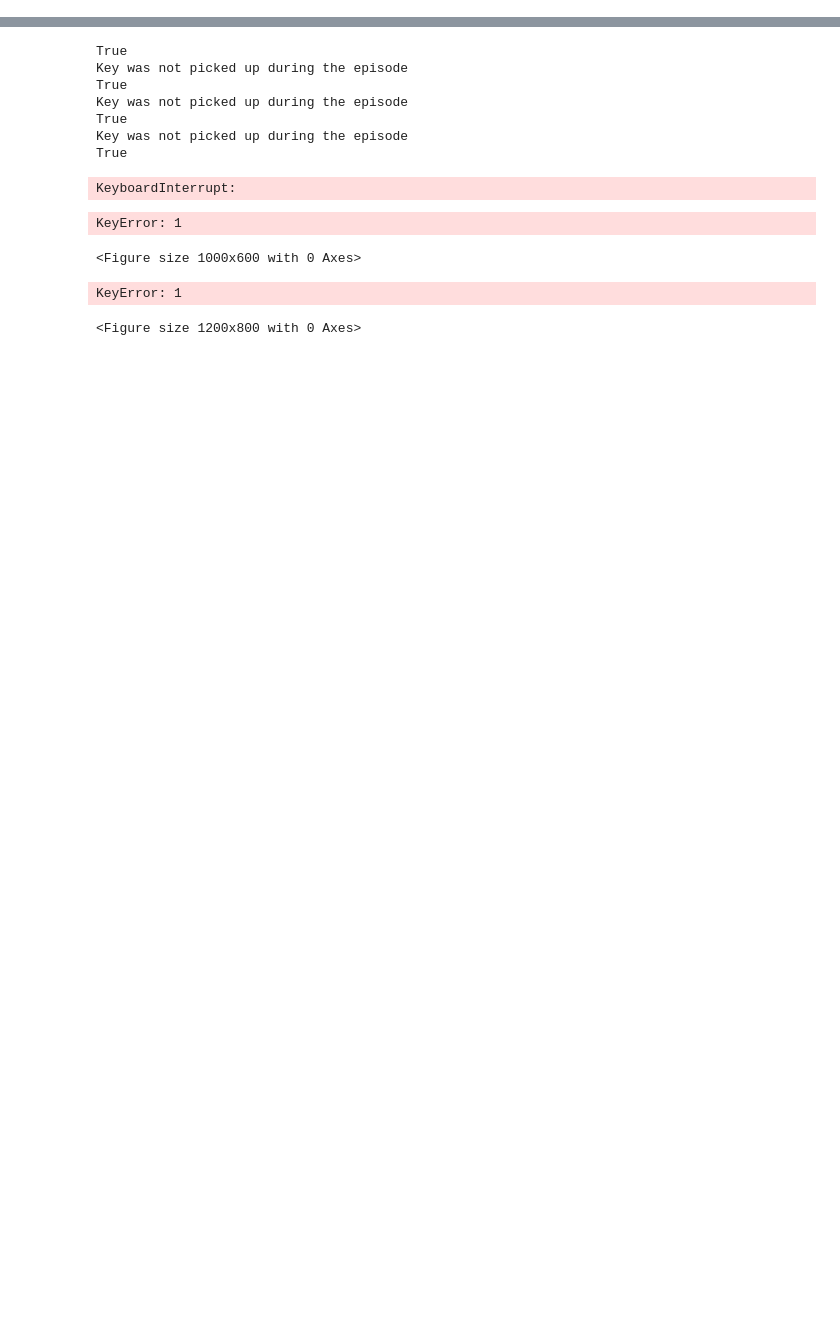
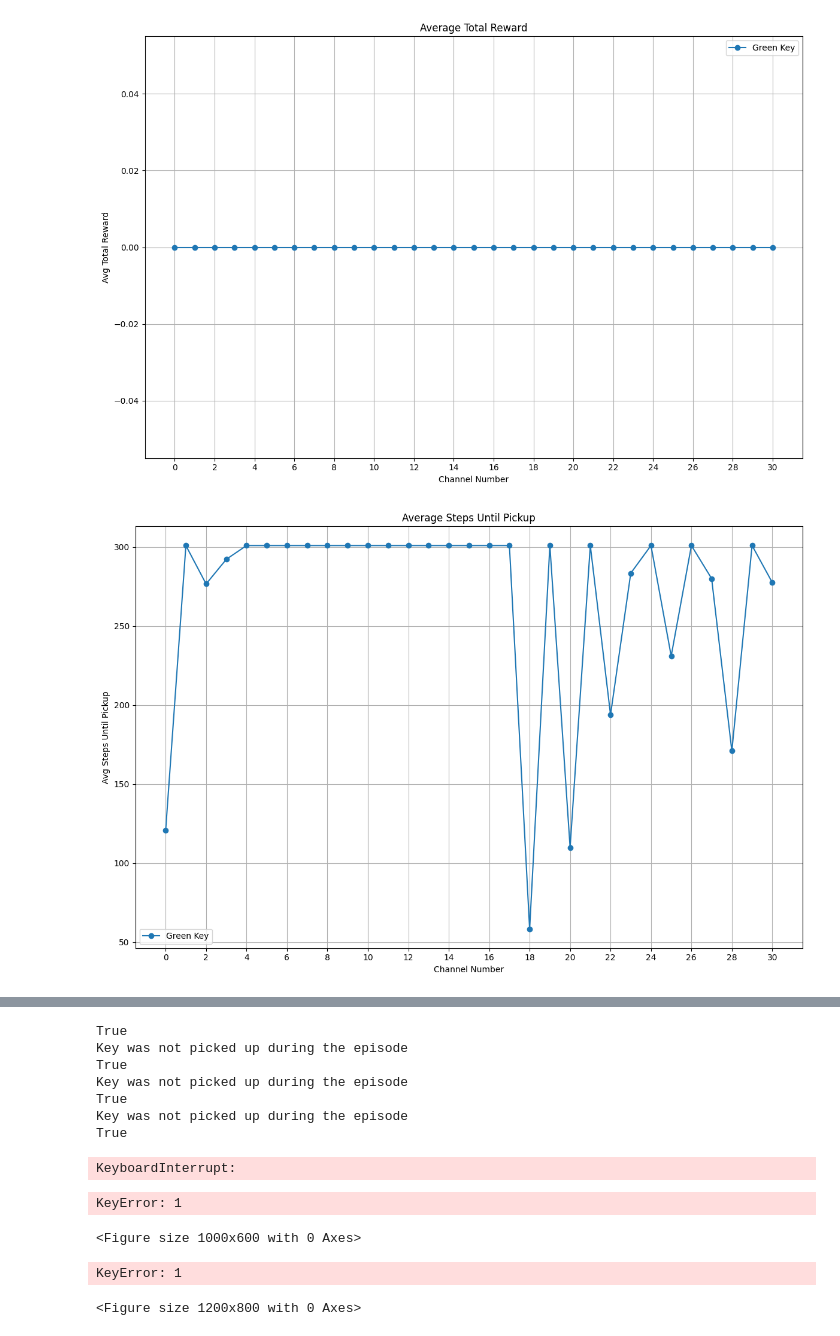
Before and after one commit to BenSturgeon/ai-safety-camp-2024-model-agents, a Jupyter notebook: notebooks/activation_steering.ipynb, the cells around one changed output, grey strips where cells are left out. Cells and saved outputs as stored; diff of their text form; code cells hidden in the pictures; blank space fills up the shorter version.

```diff
--- a/notebooks/activation_steering.ipynb
+++ b/notebooks/activation_steering.ipynb
@@ -77,11 +156,11 @@ patch_positions = random.sample(all_positions, 20)
 
 patch_positions = [(0,0),(0,0),(0,0),(0,0),(0,0),(0,0),(0,0),(0,0),(0,0),(0,0),(0,0),(0,0)]
 
-patch_value = 1
+patch_value = -1.3
 target_channel = 4
 layer_number = 8
 
-save_gif = True
+save_gif = False
 for channel in [target_channel]:  # Run channels 0 to 31
     for entity_name in entity:
         for entity_color in entity_colors:
@@ -127,15 +206,15 @@ Key was not picked up during the episode
 # %%
 from steering_experiments import run_entity_steering_experiment, run_entity_steering_experiment_by_channel
 model_path = "../model_interpretable.pt"
-modification_value = -1.1
+modification_value = 5
 total_episodes = 10
 layer_number = 8
 layer_success_counts = {}
 objectives = {}
 
 entity = ["key"]
-entity_colors = ["green"]
-
+entity_colors = ["blue"]
+save_gif = True
 for channel in range(31):  # Run channels 0 to 31
     for entity_name in entity:
         for entity_color in entity_colors:
@@ -146,7 +225,7 @@ for channel in range(31):  # Run channels 0 to 31
             total_count_pickups = 0
 
             for episode in range(total_episodes):
-                reward, steps, pickups = run_entity_steering_experiment_by_channel(model_path, layer_number, modification_value, episode, channel, entity_name, entity_color, save_gif=False)
+                reward, steps, pickups = run_entity_steering_experiment_by_channel(model_path, layer_number, modification_value, episode, channel, entity_name, entity_color, save_gif=save_gif)
                 total_reward += reward
                 total_steps_until_pickup += steps
                 total_count_pickups += pickups
@@ -180,0 +308,5 @@ Key was not picked up during the episode
+# %%
+plot_channel_metrics(objectives)
+# %% [output]
+[figure, added]
+[figure, added]
```
Also changed, not shown: parts of 9 cells of this notebook, 2 other files.
